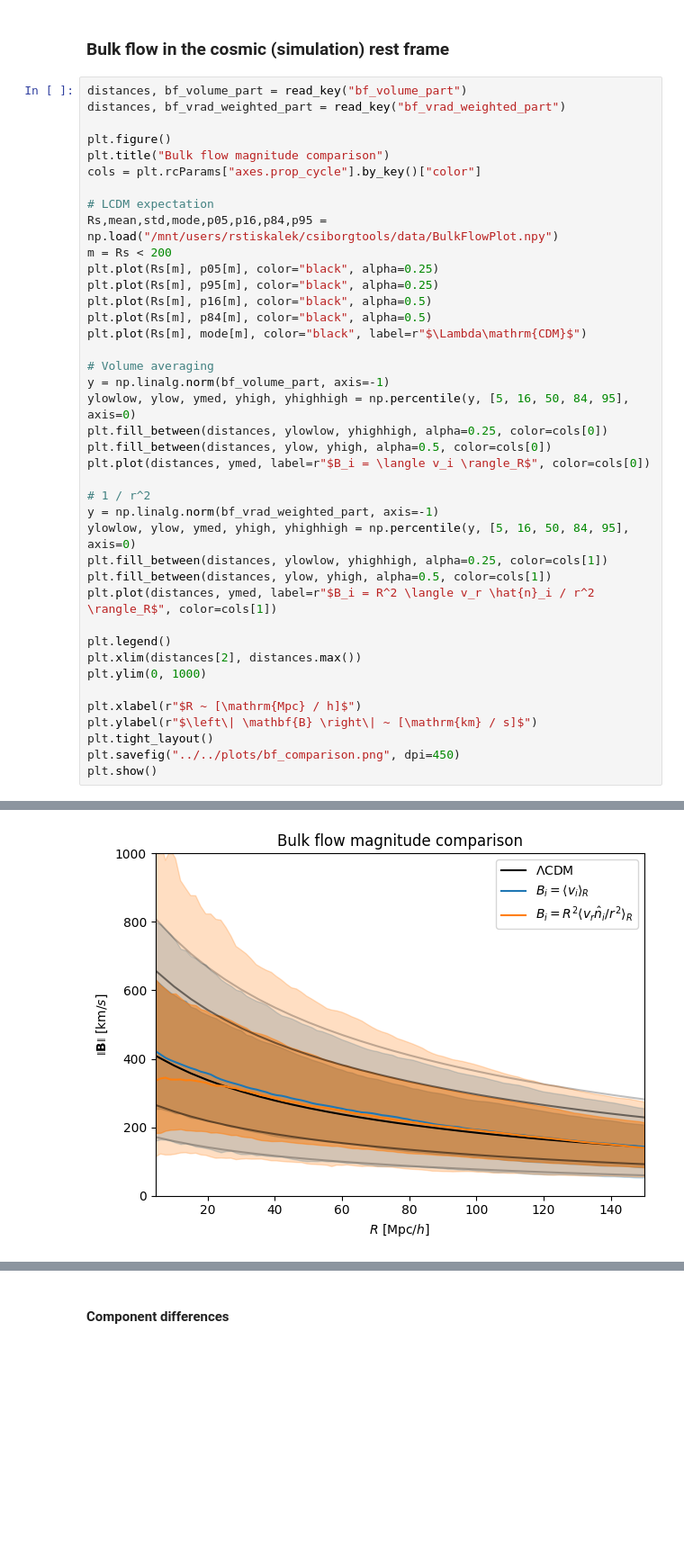
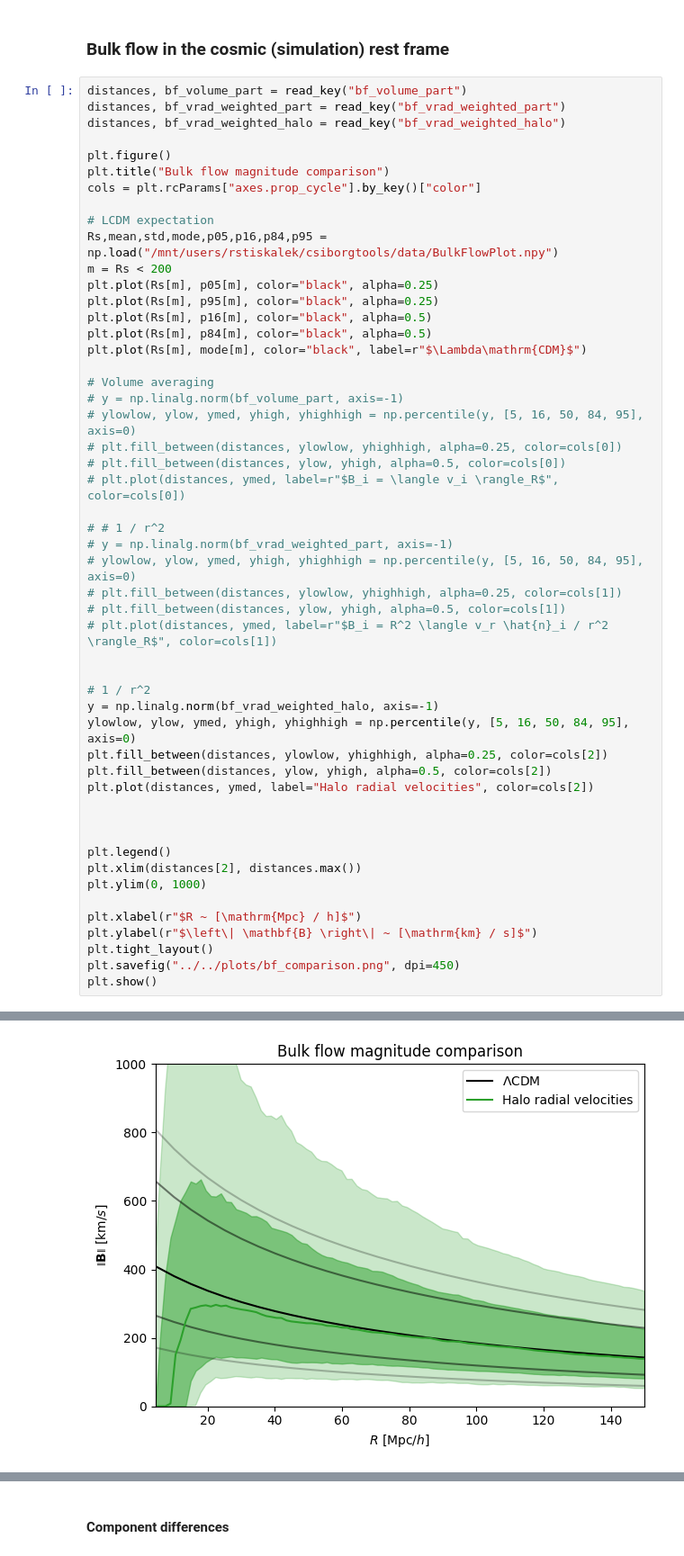
Before and after one commit to Richard-Sti/csiborgtools_public, a Jupyter notebook: notebooks/flow/estimator_bulk_flow.ipynb, the cells around one changed output, grey strips where cells are left out. Shown at 90% size. Drawn from its saved outputs; the diff is of its cells as text; blank space fills up the shorter version.

```diff
--- a/notebooks/flow/estimator_bulk_flow.ipynb
+++ b/notebooks/flow/estimator_bulk_flow.ipynb
@@ -38,6 +42,7 @@ def read_key(key, stationary_observer=False):
 # %%
 distances, bf_volume_part = read_key("bf_volume_part")
 distances, bf_vrad_weighted_part = read_key("bf_vrad_weighted_part")
+distances, bf_vrad_weighted_halo = read_key("bf_vrad_weighted_halo")
 
 plt.figure()
 plt.title("Bulk flow magnitude comparison")
@@ -53,18 +58,28 @@ plt.plot(Rs[m], p84[m], color="black", alpha=0.5)
 plt.plot(Rs[m], mode[m], color="black", label=r"$\Lambda\mathrm{CDM}$")
 
 # Volume averaging
-y = np.linalg.norm(bf_volume_part, axis=-1)
-ylowlow, ylow, ymed, yhigh, yhighhigh = np.percentile(y, [5, 16, 50, 84, 95], axis=0)
-plt.fill_between(distances, ylowlow, yhighhigh, alpha=0.25, color=cols[0])
-plt.fill_between(distances, ylow, yhigh, alpha=0.5, color=cols[0])
-plt.plot(distances, ymed, label=r"$B_i = \langle v_i \rangle_R$", color=cols[0])
+# y = np.linalg.norm(bf_volume_part, axis=-1)
+# ylowlow, ylow, ymed, yhigh, yhighhigh = np.percentile(y, [5, 16, 50, 84, 95], axis=0)
+# plt.fill_between(distances, ylowlow, yhighhigh, alpha=0.25, color=cols[0])
+# plt.fill_between(distances, ylow, yhigh, alpha=0.5, color=cols[0])
+# plt.plot(distances, ymed, label=r"$B_i = \langle v_i \rangle_R$", color=cols[0])
+
+# # 1 / r^2
+# y = np.linalg.norm(bf_vrad_weighted_part, axis=-1)
+# ylowlow, ylow, ymed, yhigh, yhighhigh = np.percentile(y, [5, 16, 50, 84, 95], axis=0)
+# plt.fill_between(distances, ylowlow, yhighhigh, alpha=0.25, color=cols[1])
+# plt.fill_between(distances, ylow, yhigh, alpha=0.5, color=cols[1])
+# plt.plot(distances, ymed, label=r"$B_i = R^2 \langle v_r \hat{n}_i / r^2 \rangle_R$", color=cols[1])
+
 
 # 1 / r^2
-y = np.linalg.norm(bf_vrad_weighted_part, axis=-1)
+y = np.linalg.norm(bf_vrad_weighted_halo, axis=-1)
 ylowlow, ylow, ymed, yhigh, yhighhigh = np.percentile(y, [5, 16, 50, 84, 95], axis=0)
-plt.fill_between(distances, ylowlow, yhighhigh, alpha=0.25, color=cols[1])
-plt.fill_between(distances, ylow, yhigh, alpha=0.5, color=cols[1])
-plt.plot(distances, ymed, label=r"$B_i = R^2 \langle v_r \hat{n}_i / r^2 \rangle_R$", color=cols[1])
+plt.fill_between(distances, ylowlow, yhighhigh, alpha=0.25, color=cols[2])
+plt.fill_between(distances, ylow, yhigh, alpha=0.5, color=cols[2])
+plt.plot(distances, ymed, label="Halo radial velocities", color=cols[2])
+
+
 
 plt.legend()
 plt.xlim(distances[2], distances.max())
@@ -81 +97 @@ Keys are:  ['bf_volume_halo', 'bf_volume_halo_uniform', 'bf_volume_part', 'bf_vr
-[figure, old version]
+[figure, new version]
```
Also changed, not shown: parts of 4 cells of this notebook, 4 other files.
